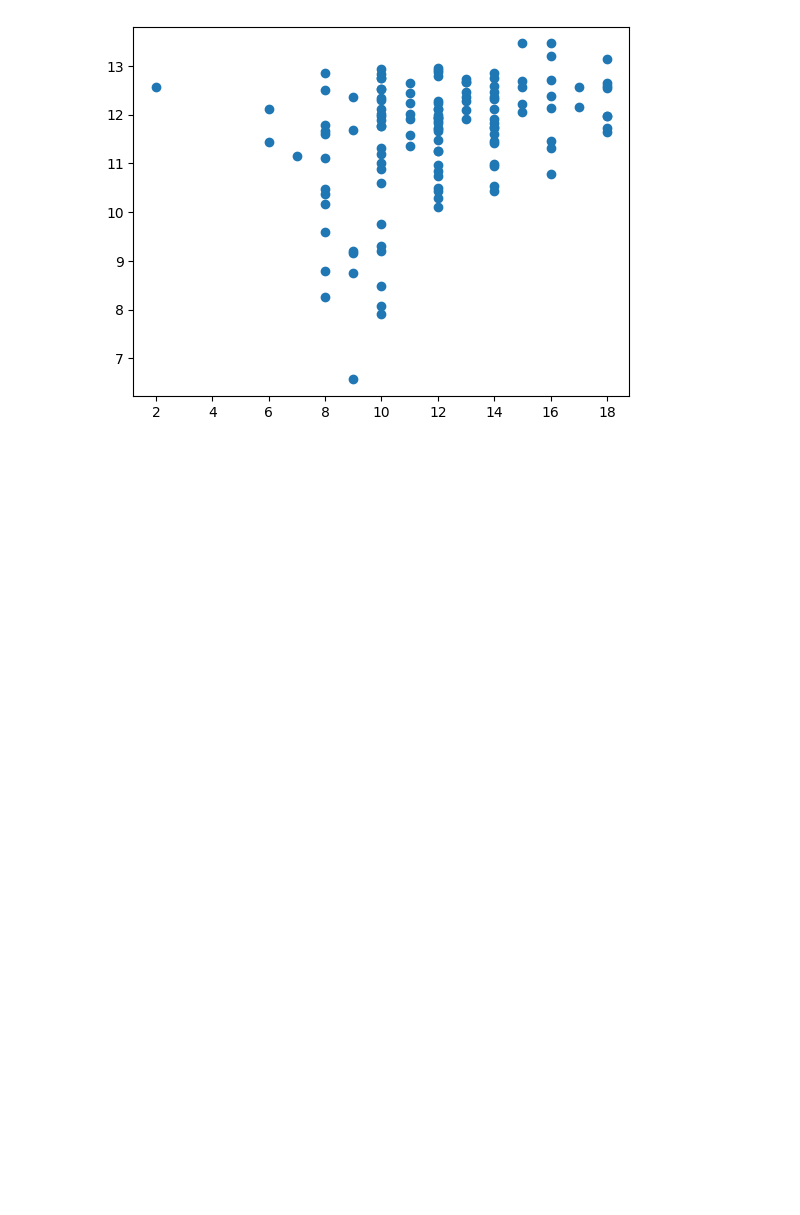
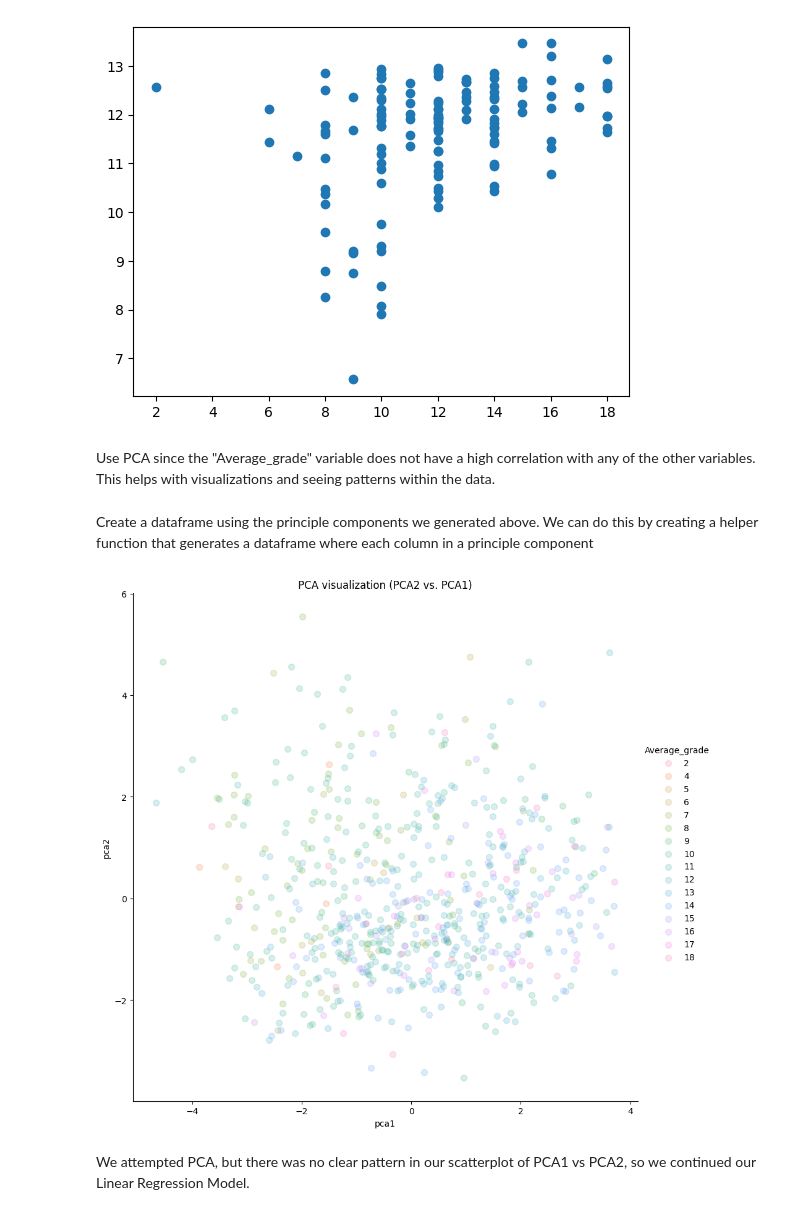
Before and after one commit to cmcswain/dfproj-fa24, a Jupyter notebook: dfproject.ipynb, the cells around one changed output. Cells and saved outputs as stored; diff of their text form; code cells hidden in the pictures; blank space fills up the shorter version.

```diff
--- a/dfproject.ipynb
+++ b/dfproject.ipynb
@@ -143,3 +141,36 @@ plt.scatter(y_test, y_pred)
 # %% [output]
 <matplotlib.collections.PathCollection at 0x...>
 [figure]
+# %% [markdown]
+Use PCA since the "Average_grade" variable does not have a high correlation with any of the other variables. This helps with visualizations and seeing patterns within the data.
+# %%
+pca_dataset = student_numerical.drop(columns = ["Average_grade"])
+pca_dataset = (pca_dataset - np.mean(pca_dataset))/np.std(pca_dataset)
+k = 4
+pca = PCA(n_components=k)
+pca.fit(pca_dataset)
+principle_components = pca.transform(pca_dataset)
+# %% [markdown]
+Create a dataframe using the principle components we generated above. We can do this by creating a helper function that generates a dataframe where each column in a principle component
+# %%
+def build_comps_df(components, label_df, dependent_var, colnames):
+    df = pd.DataFrame(data=components, columns=colnames)
+    df[dependent_var] = label_df[dependent_var]
+    return df
+# %%
+student_comps = build_comps_df(principle_components, student_numerical, 'Average_grade', ['pca1', 'pca2', 'pca3', 'pca4'])
+# %%
+import seaborn as sns
+
+sns.lmplot(x='pca1',
+           y='pca2',
+           data=student_comps,
+           fit_reg=False,
+           height=9,
+           hue='Average_grade',
+           scatter_kws={"s":50,"alpha":0.2})
+plt.title("PCA visualization (PCA2 vs. PCA1)");
+# %% [output]
+[figure, added]
+# %% [markdown]
+We attempted PCA, but there was no clear pattern in our scatterplot of PCA1 vs PCA2, so we continued our Linear Regression Model.
```
Also changed, not shown: parts of 1 cell of this notebook.
